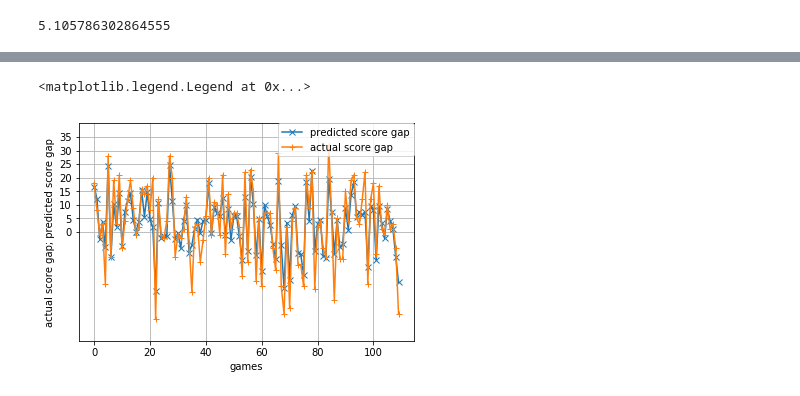
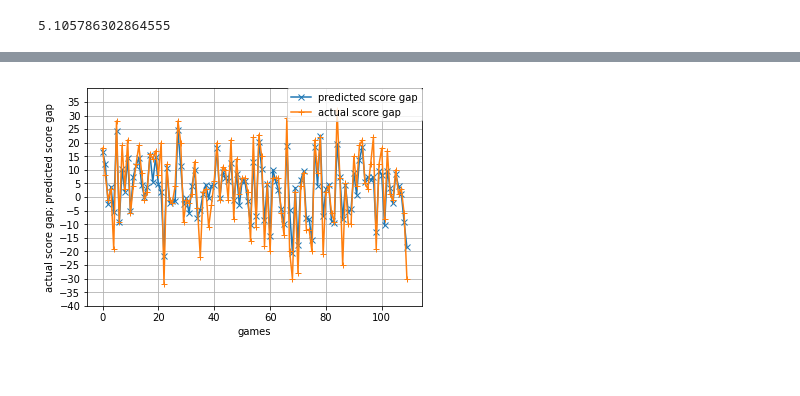
Before and after one commit to adabydee/unreal-madrid-project-1, a Jupyter notebook: PCA.ipynb, the cells around one changed output, grey strips where cells are left out. Drawn from its saved outputs; the diff is of its cells as text; code cells hidden in the pictures.

```diff
--- a/PCA.ipynb
+++ b/PCA.ipynb
@@ -131,19 +131,19 @@ print(error)
 # %%
 # Visulization of prediction
 import matplotlib.pyplot as plt
 pred_list = list(pred)
 y_out_list = list(y_out)
 fig, ax = plt.subplots()
 plt.xlabel('games')
 plt.ylabel('actual score gap; predicted score gap')
-yticks = range(0,40,5)
+yticks = range(-40,40,5)
 ax.set_yticks(yticks)
 ax.set_ylim([-40,40])
 x = list(range(len(out_of_sample)))
 plt.plot(x,pred_list,"x-",label="predicted score gap")
 plt.plot(x,y_out_list,"+-",label="actual score gap")
 plt.grid(True)
 plt.legend(bbox_to_anchor=(1.0, 1), loc=1, borderaxespad=0.)
+plt.show()
 # %% [output]
-<matplotlib.legend.Legend at 0x...>
-[figure, old version]
+[figure, new version]
```
Also changed, not shown: 2 other files.
